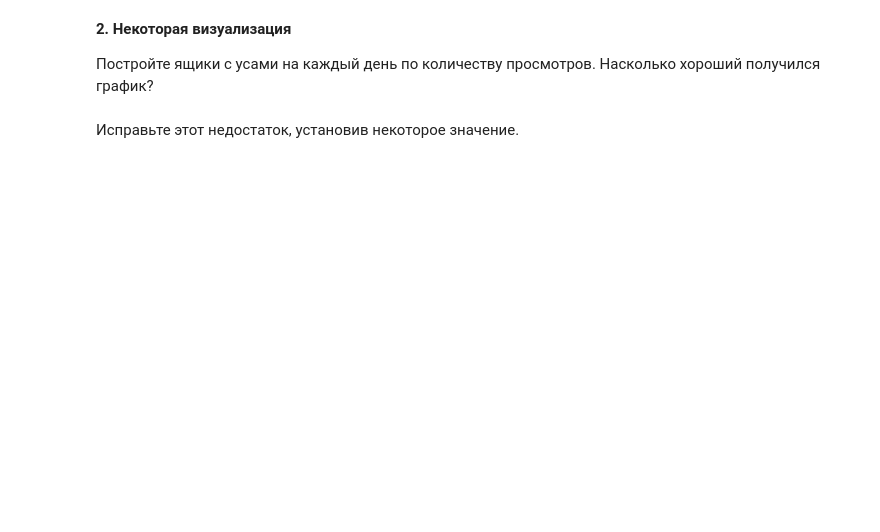
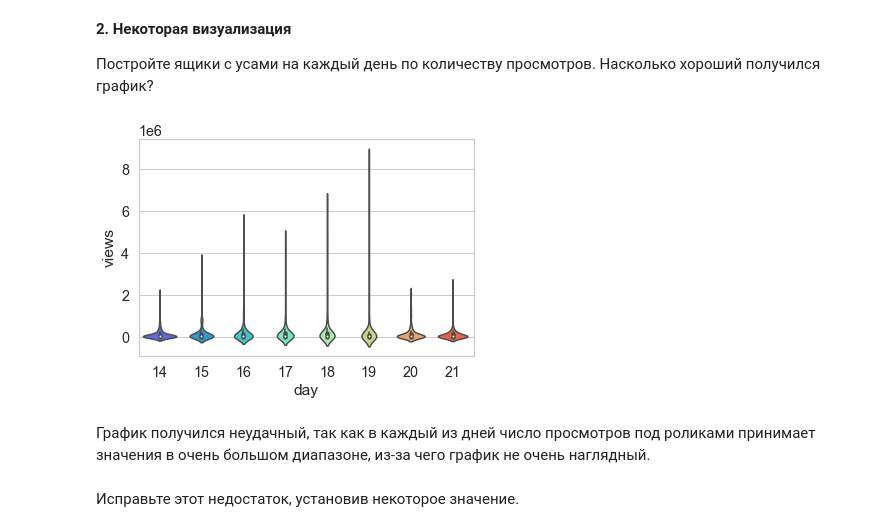
Before and after one commit to 15Andrew43/data-analysis-python, a Jupyter notebook: task2/task2.ipynb, the cells around one changed output. Drawn from its saved outputs; the diff is of its cells as text; code cells hidden in the pictures; blank space fills up the shorter version.

```diff
--- a/task2/task2.ipynb
+++ b/task2/task2.ipynb
@@ -337,0 +339,10 @@ plt.show()
+# %%
+from datetime import datetime
+
+dateparser = lambda date_string: datetime.strptime(date_string, "%y.%d.%m")
+
+df = pd.read_csv('./data/RUvideos_short.csv', sep=','
+                 , parse_dates = ['trending_date']
+                 , date_parser=dateparser)
+
+df.head()
@@ -349,0 +366,6 @@ plt.show()
+# %%
+df['trending_date'] = df['trending_date'].apply((lambda x: x.day))
+df[['trending_date', 'category_id', 'views', 'likes', 'dislikes', 'comment_count']]
+
+df = df.rename(columns = {"trending_date": "day"})
+df.head()
@@ -356,2 +383,8 @@ plt.show()
+# %%
+sns.violinplot(x="day", y="views", data=df, palette='rainbow');
+# %% [output]
+[figure, added]
+# %% [markdown]
+График получился неудачный, так как в каждый из дней число просмотров под роликами принимает значения в очень большом диапазоне, из-за чего график не очень наглядный.
 # %% [markdown]
 Исправьте этот недостаток, установив некоторое значение.
```
Also changed, not shown: parts of 12 cells of this notebook.
